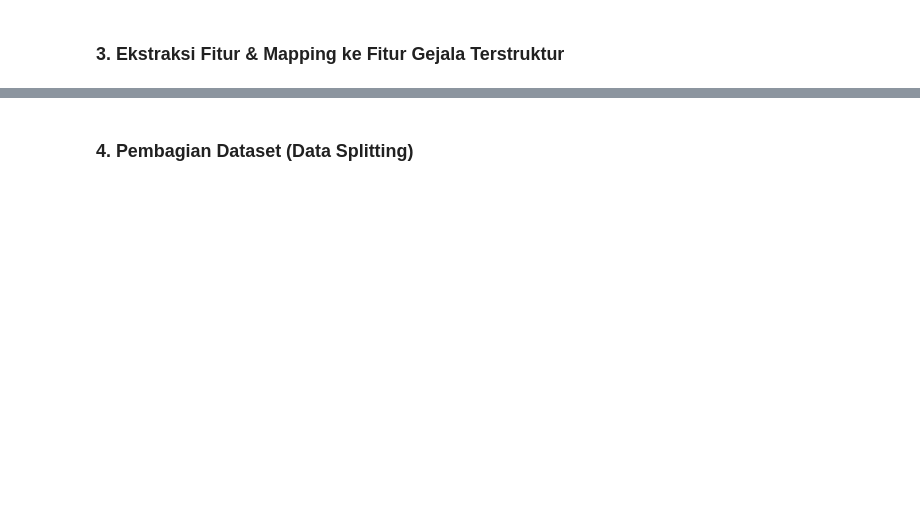
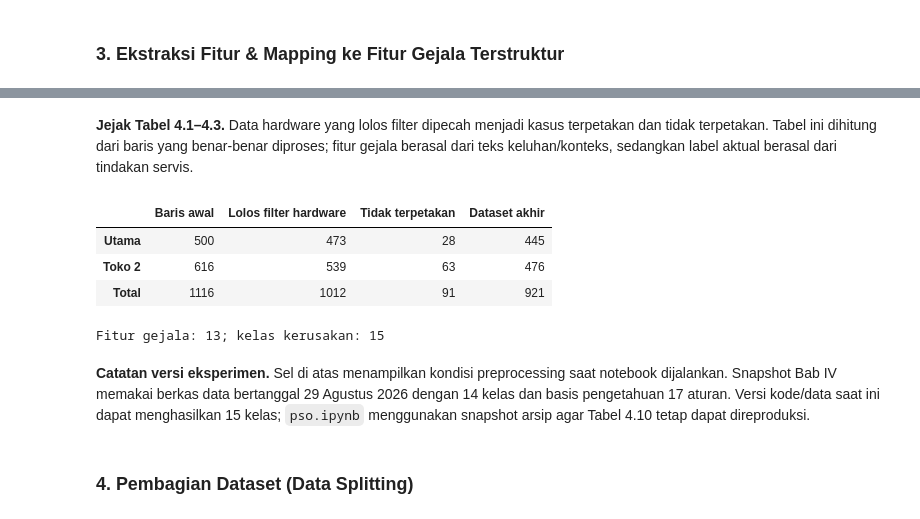
Before and after one commit to nowarlove/deteksiKerusakanIphone, a Jupyter notebook: preprocessing.ipynb, the cells around one changed output, grey strips where cells are left out. Drawn from its saved outputs; the diff is of its cells as text; code cells hidden in the pictures; blank space fills up the shorter version.

```diff
--- a/preprocessing.ipynb
+++ b/preprocessing.ipynb
@@ -368,3 +399,27 @@ df_mapped.head(10)
+# %% [markdown]
+**Jejak Tabel 4.1–4.3.** Data hardware yang lolos filter dipecah menjadi kasus terpetakan dan tidak terpetakan. Tabel ini dihitung dari baris yang benar-benar diproses; fitur gejala berasal dari teks keluhan/konteks, sedangkan label aktual berasal dari tindakan servis.
+# %%
+awal_per_sumber = pd.Series({"Utama": len(df_utama), "Toko 2": len(df_toko)})
+hardware_per_sumber = df_raw["Source"].value_counts().reindex(awal_per_sumber.index, fill_value=0)
+tidak_terpetakan = pd.DataFrame(unmapped_records)["Source"].value_counts().reindex(awal_per_sumber.index, fill_value=0)
+terpetakan = hardware_per_sumber - tidak_terpetakan
+ringkasan_preprocessing = pd.DataFrame({
+    "Baris awal": awal_per_sumber,
+    "Lolos filter hardware": hardware_per_sumber,
+    "Tidak terpetakan": tidak_terpetakan,
+    "Dataset akhir": terpetakan,
+})
+ringkasan_preprocessing.loc["Total"] = ringkasan_preprocessing.sum()
+display(ringkasan_preprocessing)
+print(f"Fitur gejala: {len(df_mapped.columns) - 3}; kelas kerusakan: {df_mapped['Kerusakan'].nunique()}")
+# %% [output]
+|  | Baris awal | Lolos filter hardware | Tidak terpetakan | Dataset akhir |
+| Utama | 500 | 473 | 28 | 445 |
+| Toko 2 | 616 | 539 | 63 | 476 |
+| Total | 1116 | 1012 | 91 | 921 |
+Fitur gejala: 13; kelas kerusakan: 15
+# %% [markdown]
+**Catatan versi eksperimen.** Sel di atas menampilkan kondisi preprocessing saat notebook dijalankan. Snapshot Bab IV memakai berkas data bertanggal 29 Agustus 2026 dengan 14 kelas dan basis pengetahuan 17 aturan. Versi kode/data saat ini dapat menghasilkan 15 kelas; `pso.ipynb` menggunakan snapshot arsip agar Tabel 4.10 tetap dapat direproduksi.
 # %% [markdown]
 ### 4. Pembagian Dataset (Data Splitting)
 # %%
```
Also changed, not shown: parts of 12 cells of this notebook, 4 other files.
